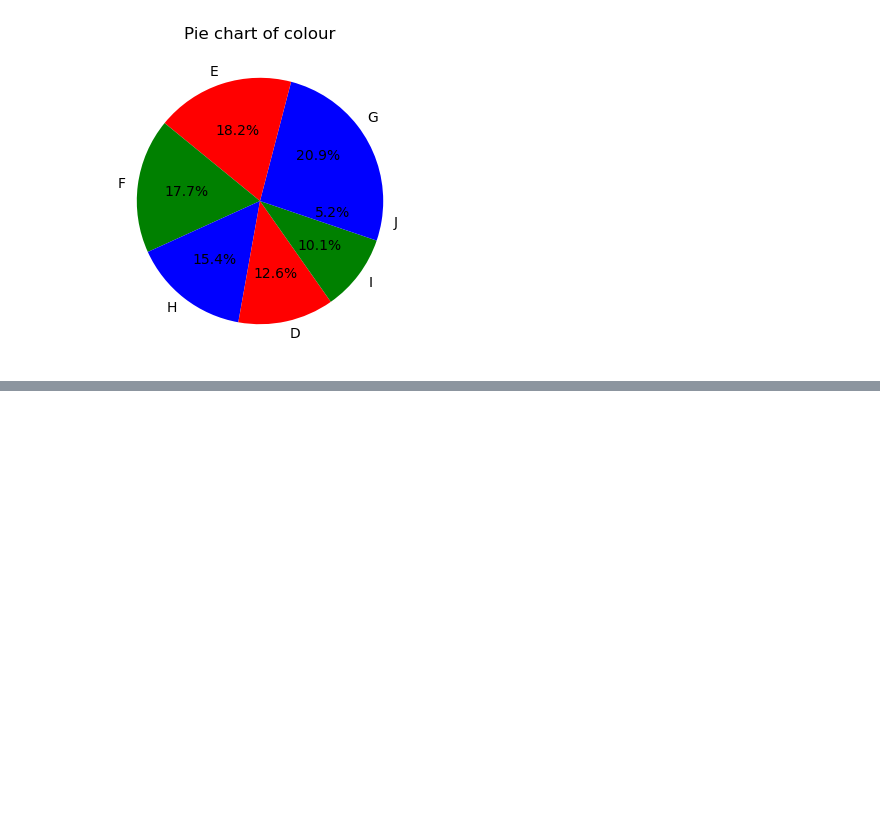
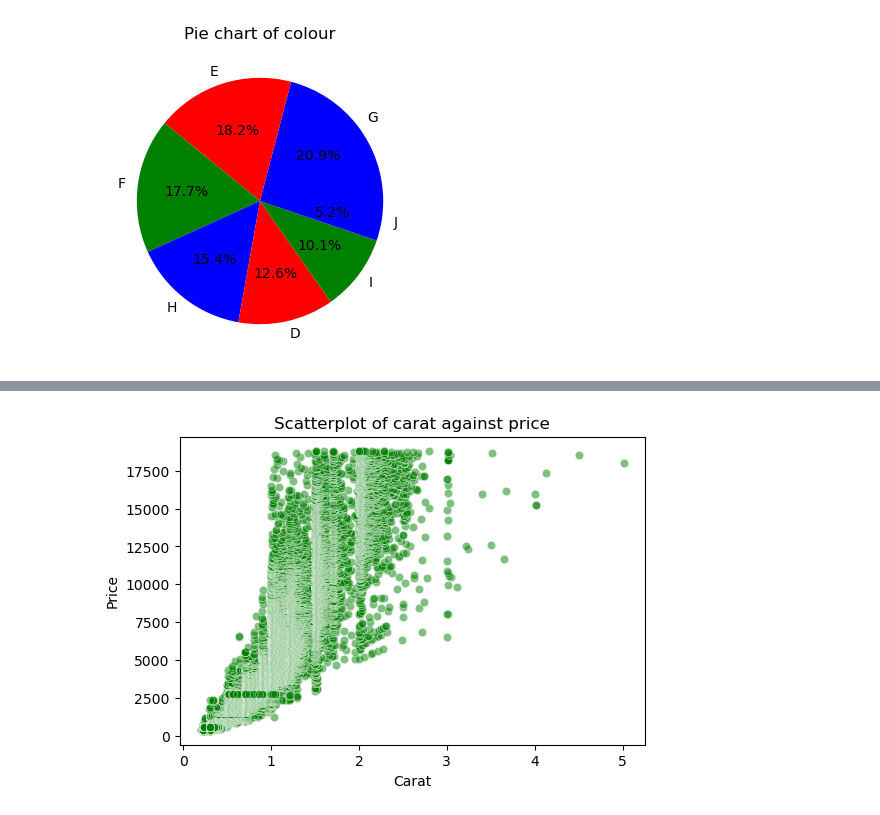
Before and after one commit to anitajn86/DATA-MINING-AND-ANALYTICS, a Jupyter notebook: PRACTICE 1/diamond pricing.ipynb, the cells around one changed output, grey strips where cells are left out. Saved outputs shown, nothing was run; the diff lists cells and outputs as text; code cells hidden in the pictures; blank space fills up the shorter version.

```diff
--- a/PRACTICE 1/diamond pricing.ipynb
+++ b/PRACTICE 1/diamond pricing.ipynb
@@ -209,0 +228,11 @@ plt.show()
+# %%
+#continuous vs continuous
+#using a scatterplot
+plt.figure(figsize=(6,4))
+sb.scatterplot(data=contdiamonds,x='carat',y='price',alpha=0.5,color='green')
+plt.title('Scatterplot of carat against price')
+plt.xlabel('Carat')
+plt.ylabel('Price')
+plt.show()
+# %% [output]
+[figure, added]
```
Also changed, not shown: parts of 8 cells of this notebook.
